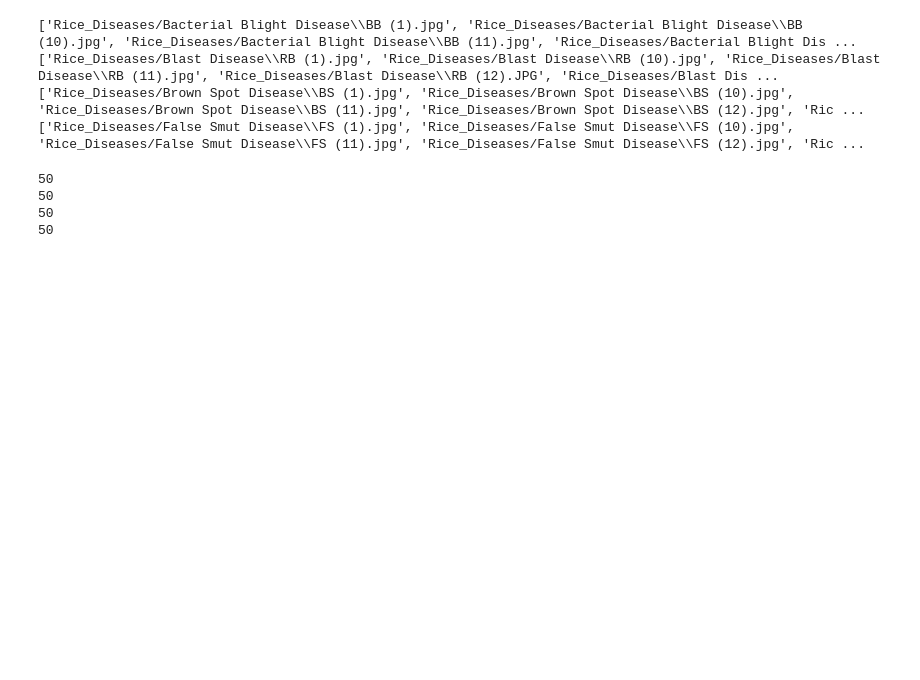
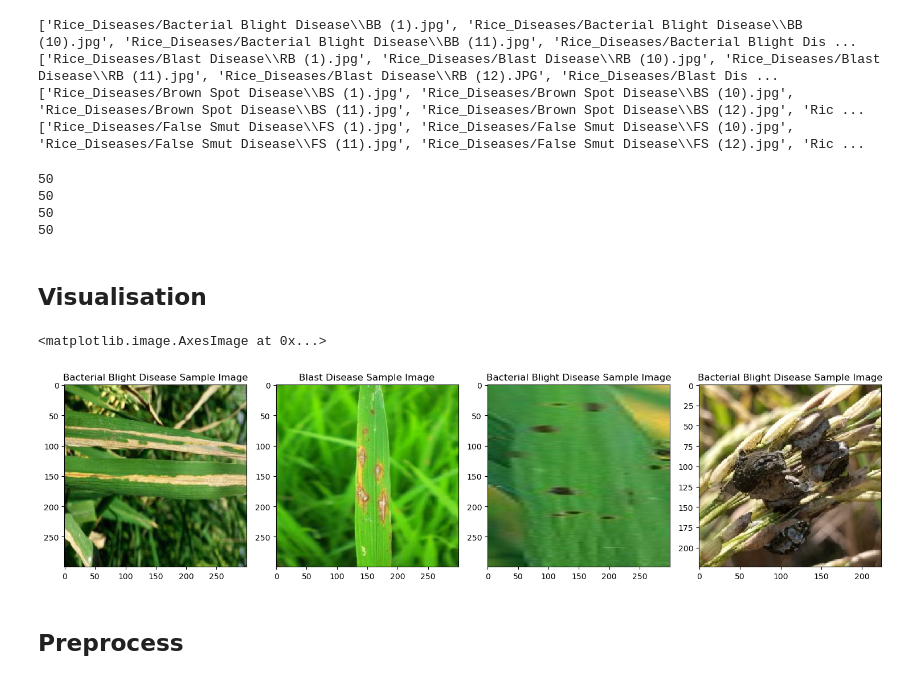
Before and after one commit to Cod-Am/Rice-Crop-Disease-Classifier, a Jupyter notebook: project.ipynb, the cells around one changed output. Saved outputs shown, nothing was run; the diff lists cells and outputs as text; code cells hidden in the pictures; blank space fills up the shorter version.

```diff
--- a/project.ipynb
+++ b/project.ipynb
@@ -54,3 +60,36 @@ print(len(false_smut))
 50
 50
 50
+# %% [markdown]
+## Visualisation
+# %%
+bacterial_sample_image=bacterial_blight[0]
+blast_sample_image=blast[0]
+brown_spot_sample_image=brown_spot[0]
+false_smut_sample_image=false_smut[0]
+
+fig=plt.figure(figsize=(15,8))
+fig.add_subplot(1,4,1)
+# plt.axis('off')
+plt.title('Bacterial Blight Disease Sample Image')
+imshow(bacterial_sample_image)
+
+fig.add_subplot(1,4,2)
+# plt.axis('off')
+plt.title('Blast Disease Sample Image')
+imshow(blast_sample_image)
+
+fig.add_subplot(1,4,3)
+# plt.axis('off')
+plt.title('Bacterial Blight Disease Sample Image')
+imshow(brown_spot_sample_image)
+
+fig.add_subplot(1,4,4)
+# plt.axis('off')
+plt.title('Bacterial Blight Disease Sample Image')
+imshow(false_smut_sample_image)
+# %% [output]
+<matplotlib.image.AxesImage at 0x...>
+[figure, added]
+# %% [markdown]
+## Preprocess
```
Also changed, not shown: parts of 6 cells of this notebook.
